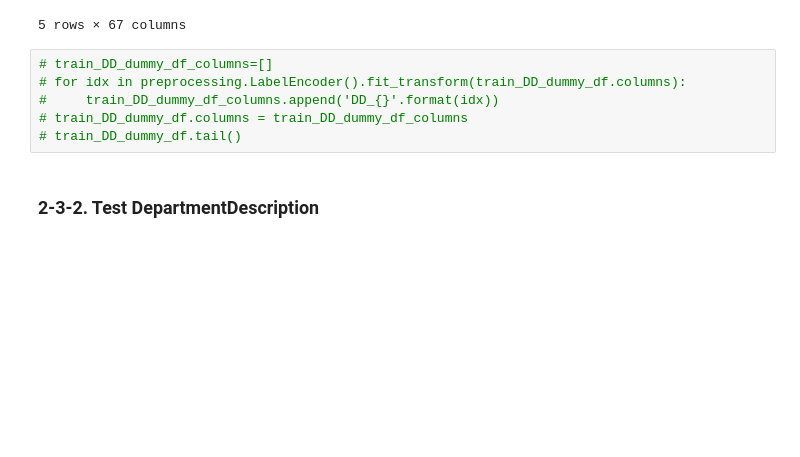
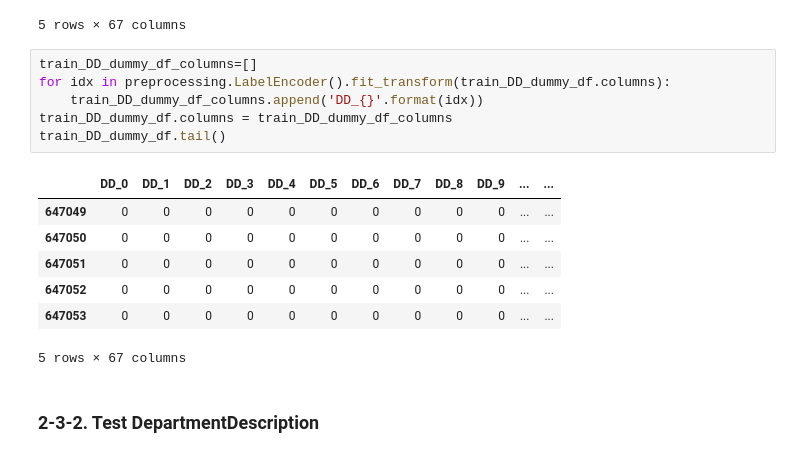
Before and after one commit to woncheolSon/Classification-Analysis-Project, a Jupyter notebook: Encoding_Ver_3.ipynb, the cells around one changed output. Saved outputs shown, nothing was run; the diff lists cells and outputs as text; blank space fills up the shorter version.

```diff
--- a/Encoding_Ver_3.ipynb
+++ b/Encoding_Ver_3.ipynb
@@ -233,11 +354,19 @@ train_DD_dummy_df.tail()
 | 647053 | 0 | 0 | 0 | 0 | 0 | 0 | 0 | 0 | ... |
 5 rows × 67 columns
 # %%
-# train_DD_dummy_df_columns=[]
-# for idx in preprocessing.LabelEncoder().fit_transform(train_DD_dummy_df.columns):
-#     train_DD_dummy_df_columns.append('DD_{}'.format(idx))
-# train_DD_dummy_df.columns = train_DD_dummy_df_columns
-# train_DD_dummy_df.tail()
+train_DD_dummy_df_columns=[]
+for idx in preprocessing.LabelEncoder().fit_transform(train_DD_dummy_df.columns):
+    train_DD_dummy_df_columns.append('DD_{}'.format(idx))
+train_DD_dummy_df.columns = train_DD_dummy_df_columns
+train_DD_dummy_df.tail()
+# %% [output]
+|  | DD_0 | DD_1 | DD_2 | DD_3 | DD_4 | DD_5 | DD_6 | DD_7 | DD_8 | DD_9 | ... | ... |
+| 647049 | 0 | 0 | 0 | 0 | 0 | 0 | 0 | 0 | 0 | 0 | ... | ... |
+| 647050 | 0 | 0 | 0 | 0 | 0 | 0 | 0 | 0 | 0 | 0 | ... | ... |
+| 647051 | 0 | 0 | 0 | 0 | 0 | 0 | 0 | 0 | 0 | 0 | ... | ... |
+| 647052 | 0 | 0 | 0 | 0 | 0 | 0 | 0 | 0 | 0 | 0 | ... | ... |
+| 647053 | 0 | 0 | 0 | 0 | 0 | 0 | 0 | 0 | 0 | 0 | ... | ... |
+5 rows × 67 columns
 # %% [markdown]
 ### 2-3-2. Test DepartmentDescription
 # %%
```
Also changed, not shown: parts of 74 cells of this notebook.
